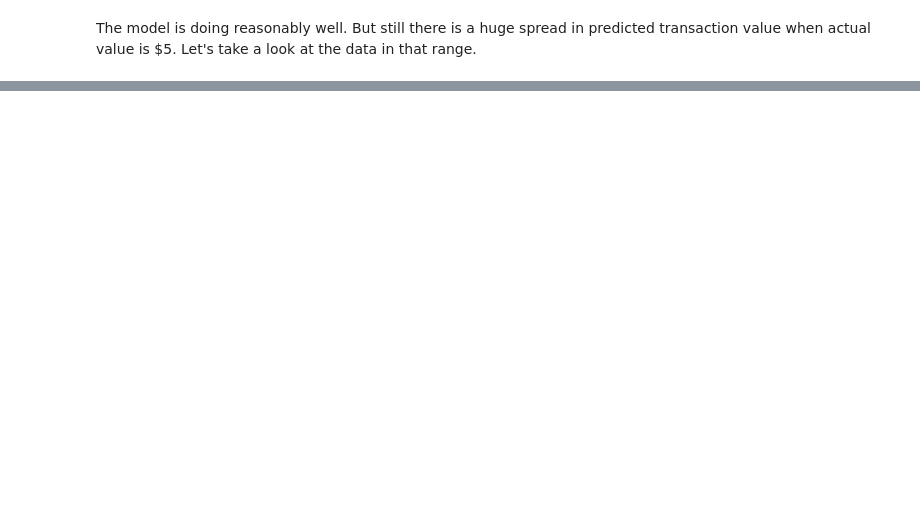
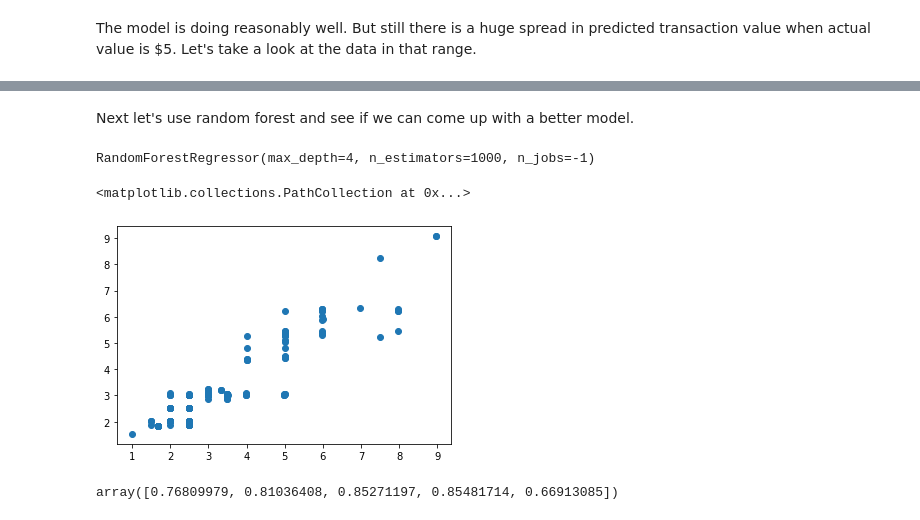
Before and after one commit to abiswas20/grocery-estimate-target-sales-value, a Jupyter notebook: produce/Analysis_of_produce_sales_at_a_grocery_store-In_progress.ipynb, the cells around one changed output, grey strips where cells are left out. Cells and saved outputs as stored; diff of their text form; code cells hidden in the pictures; blank space fills up the shorter version.

Commit message:
adding random forest regressor

```diff
--- a/produce/Analysis_of_produce_sales_at_a_grocery_store-In_progress.ipynb
+++ b/produce/Analysis_of_produce_sales_at_a_grocery_store-In_progress.ipynb
@@ -481,0 +597,18 @@ df_data[['AMOUNT','SALES_VALUE']].corr()
+# %% [markdown]
+Next let's use random forest and see if we can come up with a better model.
+# %%
+clf=RandomForestRegressor(n_estimators=1000, criterion='mse', max_depth=4, n_jobs=-1)
+clf.fit(X_train_scaled,y_train)
+# %% [output]
+RandomForestRegressor(max_depth=4, n_estimators=1000, n_jobs=-1)
+# %%
+preds_randomForestRegressor = clf.predict(X_test_scaled)
+# %%
+plt.scatter(y_test,preds_randomForestRegressor)
+# %% [output]
+<matplotlib.collections.PathCollection at 0x...>
+[figure, added]
+# %%
+cross_val_score(clf, X_test_scaled,y_test)
+# %% [output]
+array([0.76809979, 0.81036408, 0.85271197, 0.85481714, 0.66913085])
```
Also changed, not shown: parts of 30 cells of this notebook.
